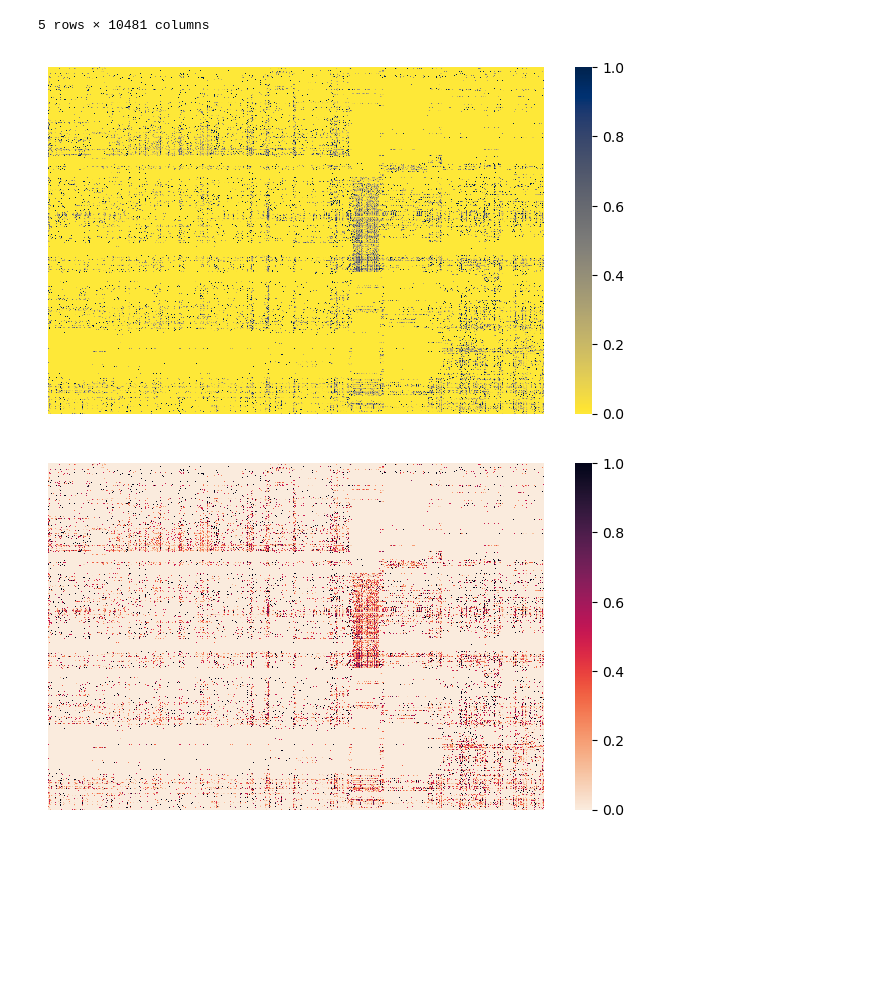
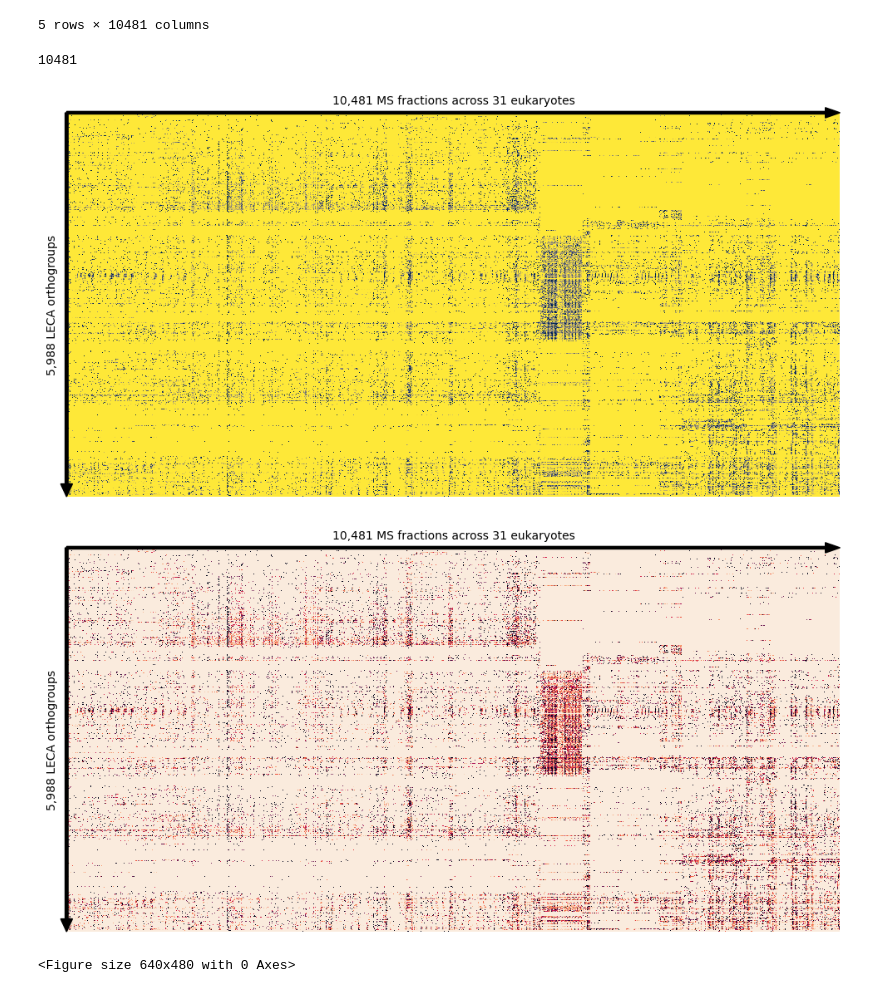
Before and after one commit to marcottelab/leca-proteomics, a Jupyter notebook: notebooks/plot_heatmap.ipynb, the cells around one changed output. Drawn from its saved outputs; the diff is of its cells as text; code cells hidden in the pictures; blank space fills up the shorter version.

```diff
--- a/notebooks/plot_heatmap.ipynb
+++ b/notebooks/plot_heatmap.ipynb
@@ -74,6 +88,7 @@ plt.show()
 # %%
-ifile = 'leca.unique.filtdollo.150p.norm.ordered.clst.correlation.average.elut.pkl'
-path = '../ppi_ml/results/elutions/clustered/'
+thres = 150
+ifile = f'leca.unique.filtdollo.{thres}p.norm.ordered.clst.correlation.average.elut.pkl'
+path = '../ppi_ml/results/elut_clustering/'
 df = pd.read_pickle(path+ifile)
 df.set_index('orthogroup', inplace=True)
 df.head()
@@ -88,25 +103,58 @@ df.head()
 5 rows × 10481 columns
 # %%
 x = df.to_numpy()
+num_ogs = len(x)
+x.shape[1]
+# %% [output]
+10481
 # %%
-plt.figure(figsize=(8, 4.5))
-p = sns.heatmap(x, xticklabels=False, yticklabels=False, cmap = "cividis_r")
-p.tick_params(left=False, bottom=False)
-# plt.savefig('../ppi_ml/figures/elut_heatmap_150p_norm_18kr.pdf',
-#            dpi=300)
-# plt.savefig('../ppi_ml/figures/elut_heatmap_150p_norm_18kr.png',
-#            dpi=300)
+plt.figure(figsize=(12, 6))
+
+ax = sns.heatmap(
+    x, xticklabels=False, yticklabels=False,
+    cmap="cividis_r", robust=True, cbar=False,
+)
+ax.set(xlabel=f'10,481 MS fractions across 31 eukaryotes', ylabel=f'{num_ogs:,} LECA orthogroups')
+ax.xaxis.tick_top()
+ax.xaxis.set_label_position("top")
+
+w=40
+plt.arrow(x=-1, y=0, dx=0, dy=x.shape[0], length_includes_head=True, shape="full", color="black",
+          clip_on=False, width=w, head_width=w*4, head_length=w*5)
+plt.arrow(x=0, y=-1, dx=x.shape[1], dy=0, length_includes_head=True, shape="full", color="black",
+          clip_on=False, width=w, head_width=w*4, head_length=w*5)
+
+plt.savefig(f'../ppi_ml/figures/elut_heatmap_{thres}p_filtdollo_norm_rocket.pdf',
+           dpi=300, transparent=True)
+plt.savefig(f'../ppi_ml/figures/elut_heatmap_{thres}p_filtdollo_norm_rocket.png',
+           dpi=300, transparent=True)
+
 plt.show()
 # %% [output]
-[figure, old version]
+[figure, new version]
 # %%
-plt.figure(figsize=(8, 4.5))
-p = sns.heatmap(x, xticklabels=False, yticklabels=False, cmap = "rocket_r")
-p.tick_params(left=False, bottom=False)
-# plt.savefig('../ppi_ml/figures/elut_heatmap_150p_filtdollo_norm_6krows.pdf',
-#            dpi=300)
-# plt.savefig('../ppi_ml/figures/elut_heatmap_150p_filtdollo_norm_6krows.png',
-#            dpi=300)
+plt.figure(figsize=(12, 6))
+
+ax = sns.heatmap(
+    x, xticklabels=False, yticklabels=False,
+    cmap="rocket_r", robust=True, cbar=False,
+)
+ax.set(xlabel=f'10,481 MS fractions across 31 eukaryotes', ylabel=f'{num_ogs:,} LECA orthogroups')
+ax.xaxis.tick_top()
+ax.xaxis.set_label_position("top")
+
+w=40
+plt.arrow(x=-1, y=0, dx=0, dy=x.shape[0], length_includes_head=True, shape="full", color="black",
+          clip_on=False, width=w, head_width=w*4, head_length=w*5)
+plt.arrow(x=0, y=-1, dx=x.shape[1], dy=0, length_includes_head=True, shape="full", color="black",
+          clip_on=False, width=w, head_width=w*4, head_length=w*5)
+
+plt.savefig(f'../ppi_ml/figures/elut_heatmap_{thres}p_filtdollo_norm_rocket.pdf',
+           dpi=300, transparent=True)
+plt.savefig(f'../ppi_ml/figures/elut_heatmap_{thres}p_filtdollo_norm_rocket.png',
+           dpi=300, transparent=True)
+
 plt.show()
 # %% [output]
-[figure, old version]
+[figure, new version]
+<Figure size 640x480 with 0 Axes>
```
Also changed, not shown: parts of 5 cells of this notebook, 13 other files.
